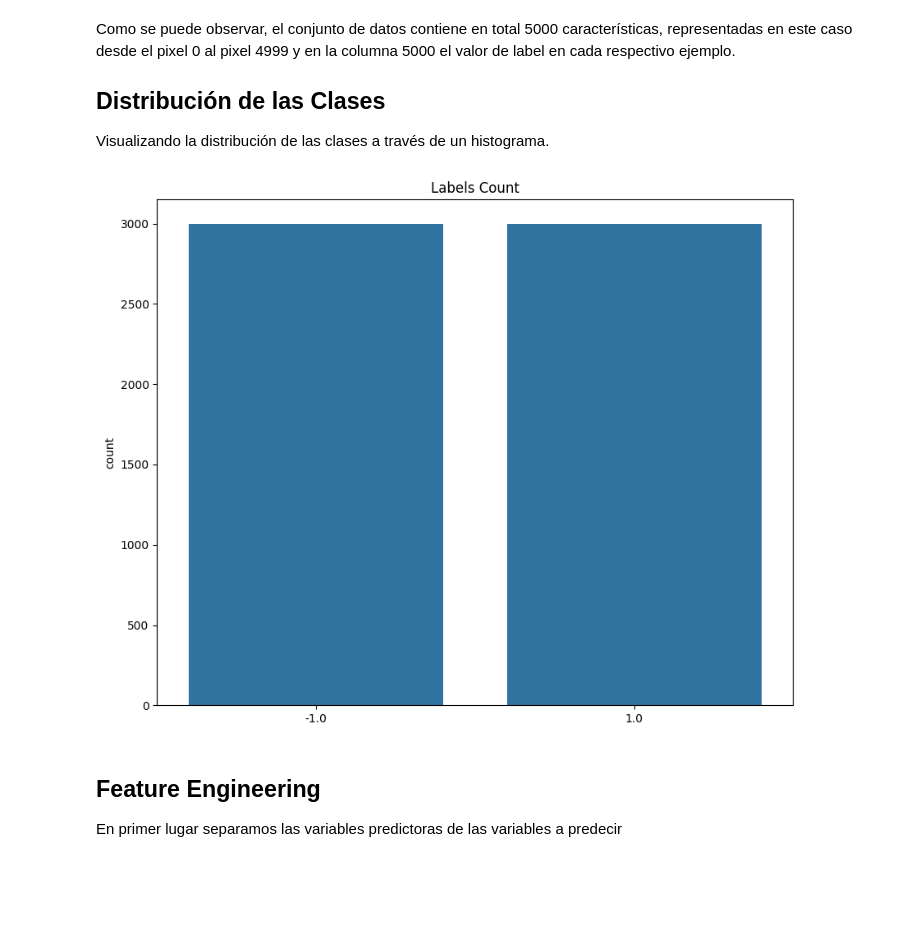
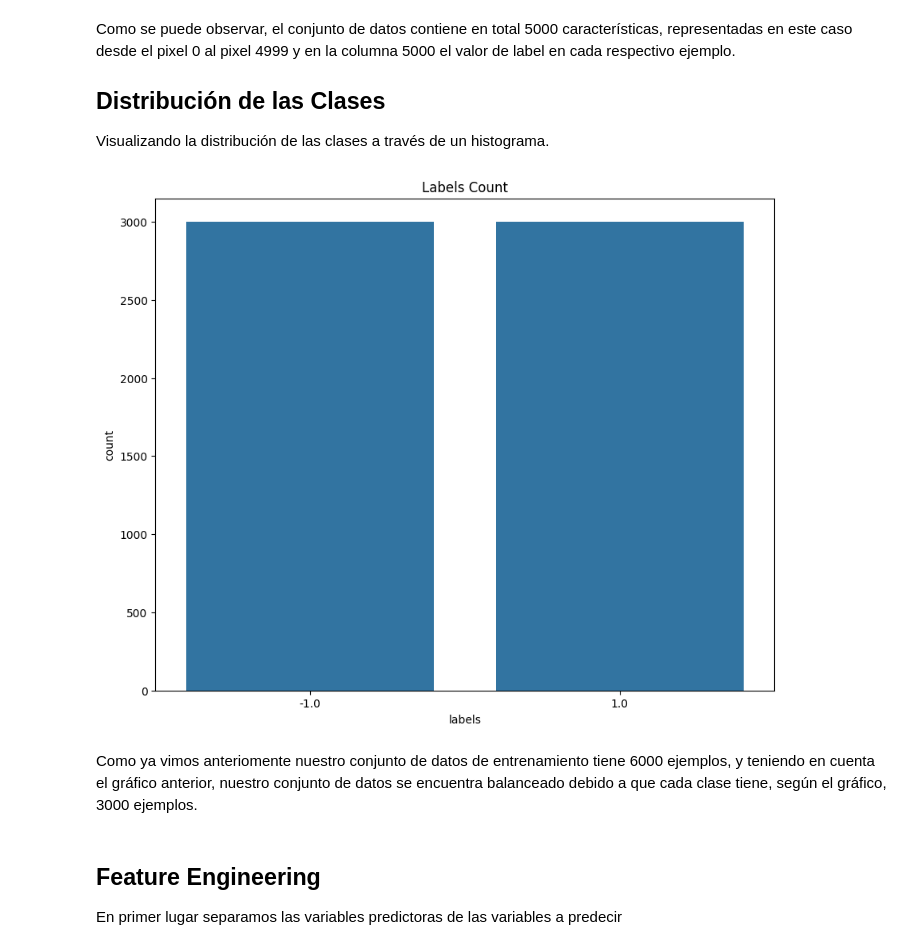
Before and after one commit to DanielJCC/Machine-Learning-3er-Seguimiento, a Jupyter notebook: Gisette_Dataset.ipynb, the cells around one changed output. Saved outputs shown, nothing was run; the diff lists cells and outputs as text; code cells hidden in the pictures; blank space fills up the shorter version.

```diff
--- a/Gisette_Dataset.ipynb
+++ b/Gisette_Dataset.ipynb
@@ -124,11 +134,13 @@ Como se puede observar, el conjunto de datos contiene en total 5000 característ
 Visualizando la distribución de las clases a través de un histograma.
 # %%
 ax=plt.subplots(1,1,figsize=(10,8))
-sns.countplot(x=training_labels)
+sns.countplot(data=X, x="labels")
 plt.title("Labels Count")
 plt.show()
 # %% [output]
-[figure, old version]
+[figure, new version]
+# %% [markdown]
+Como ya vimos anteriomente nuestro conjunto de datos de entrenamiento tiene 6000 ejemplos, y teniendo en cuenta el gráfico anterior, nuestro conjunto de datos se encuentra balanceado debido a que cada clase tiene, según el gráfico, 3000 ejemplos.
 # %% [markdown]
 ## Feature Engineering
 En primer lugar separamos las variables predictoras de las variables a predecir
```
Also changed, not shown: parts of 45 cells of this notebook.
